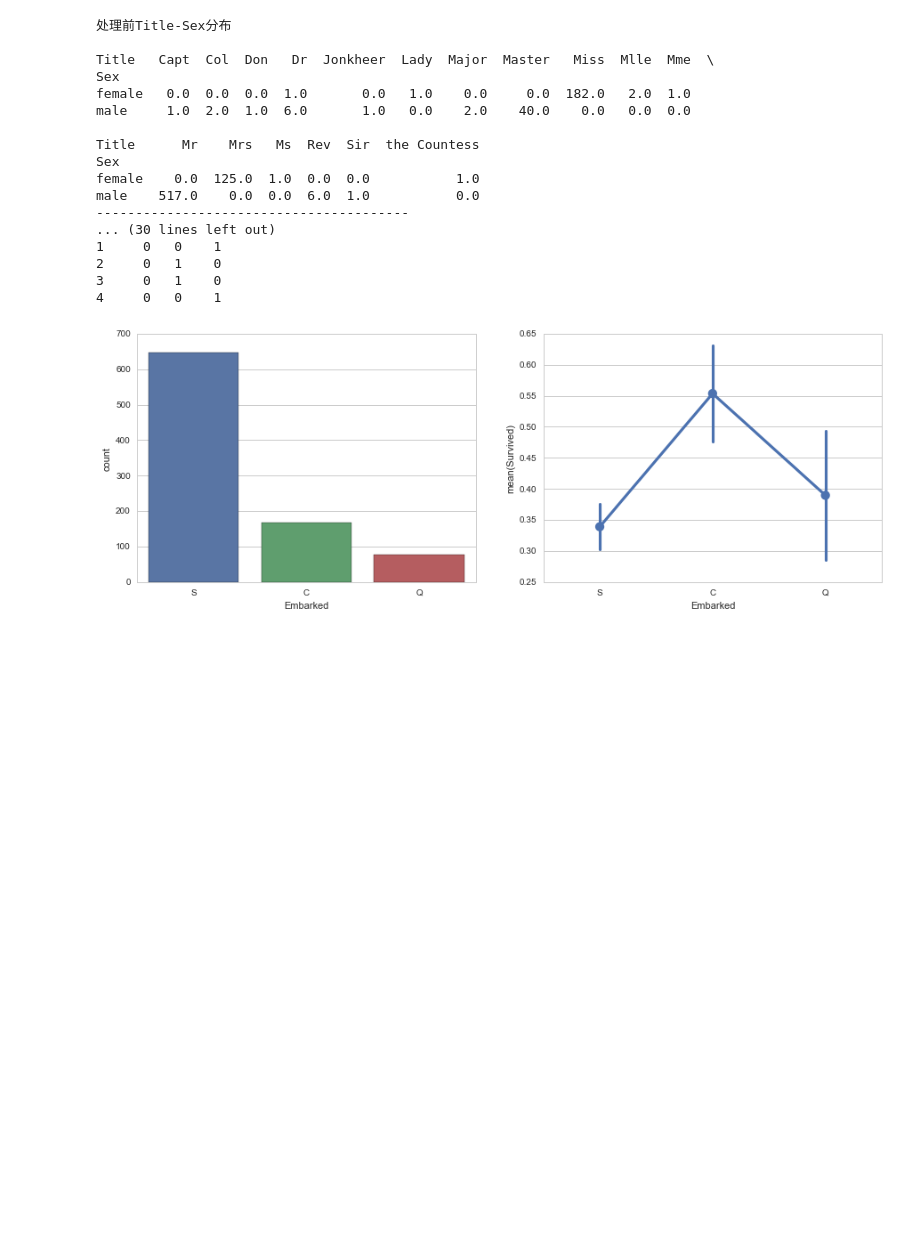
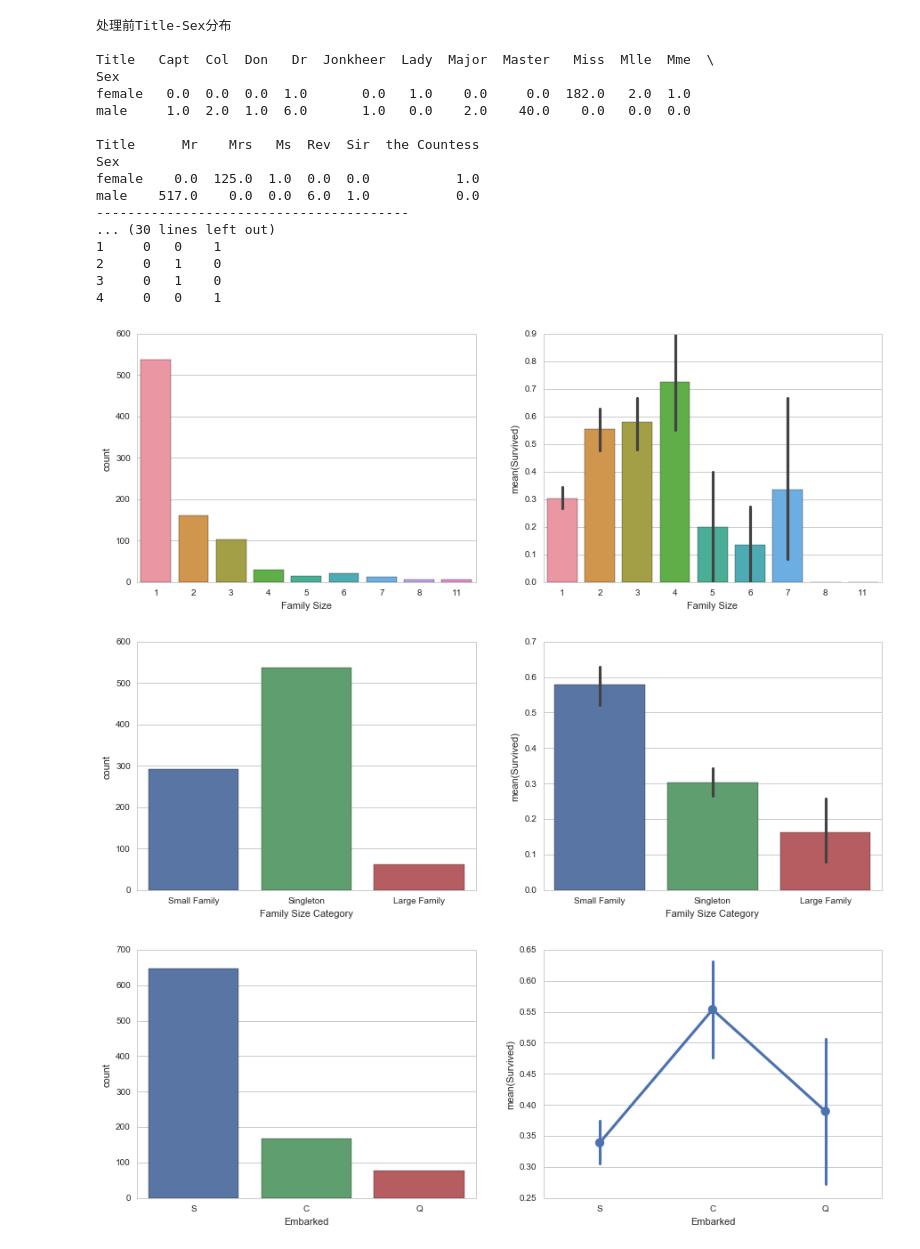
Before and after one commit to hahadsg/MyKaggle, a Jupyter notebook: titanic/solution.ipynb, the cells around one changed output. Drawn from its saved outputs; the diff is of its cells as text; code cells hidden in the pictures; blank space fills up the shorter version.

```diff
--- a/titanic/solution.ipynb
+++ b/titanic/solution.ipynb
@@ -108,6 +108,38 @@ male    517.0    0.0  0.0  6.0  1.0           0.0
 2     0   1    0
 3     0   1    0
 4     0   0    1
+# %%
+# SibSp, Parch
+# 家庭规模
+train_df['Family Size'] = train_df['SibSp'] + train_df['Parch'] + 1
+test_df['Family Size'] = test_df['SibSp'] + test_df['Parch'] + 1
+
+# 展示家庭规模概要
+fig, ax = plt.subplots(1,2,figsize=(15,5))
+sns.countplot(x='Family Size', data=train_df, ax=ax[0])
+sns.barplot(x='Family Size', y='Survived', data=train_df, ax=ax[1])
+
+# 分为单人、2~4人、4人及以上（这么分 生存几率区分明显）
+train_df.loc[train_df['Family Size'] == 1, 'Family Size Category'] = 'Singleton'
+train_df.loc[train_df['Family Size'].isin([2,3,4]), 'Family Size Category'] = 'Small Family'
+train_df.loc[train_df['Family Size'] >= 5, 'Family Size Category'] = 'Large Family'
+test_df.loc[test_df['Family Size'] == 1, 'Family Size Category'] = 'Singleton'
+test_df.loc[test_df['Family Size'].isin([2,3,4]), 'Family Size Category'] = 'Small Family'
+test_df.loc[test_df['Family Size'] >= 5, 'Family Size Category'] = 'Large Family'
+
+# 展示家庭规模分类概要
+fig, ax = plt.subplots(1,2,figsize=(15,5))
+sns.countplot(x='Family Size Category', data=train_df, ax=ax[0])
+sns.barplot(x='Family Size Category', y='Survived', data=train_df, ax=ax[1])
+
+# 生成哑变量
+train_df = train_df.join( pd.get_dummies(train_df['Family Size Category']).drop(['Large Family'], axis=1) )
+test_df = test_df.join( pd.get_dummies(test_df['Family Size Category']).drop(['Large Family'], axis=1) )
+train_df.drop(['SibSp', 'Parch', 'Family Size', 'Family Size Category'], axis=1, inplace=True)
+test_df.drop(['SibSp', 'Parch', 'Family Size', 'Family Size Category'], axis=1, inplace=True)
+# %% [output]
+[figure, added]
+[figure, added]
 # %%
 # Embarked
 # 处理：由于就train_df有两个缺失值 就把缺失值填补为S(最多)
```
Also changed, not shown: parts of 7 cells of this notebook, 1 other file.
